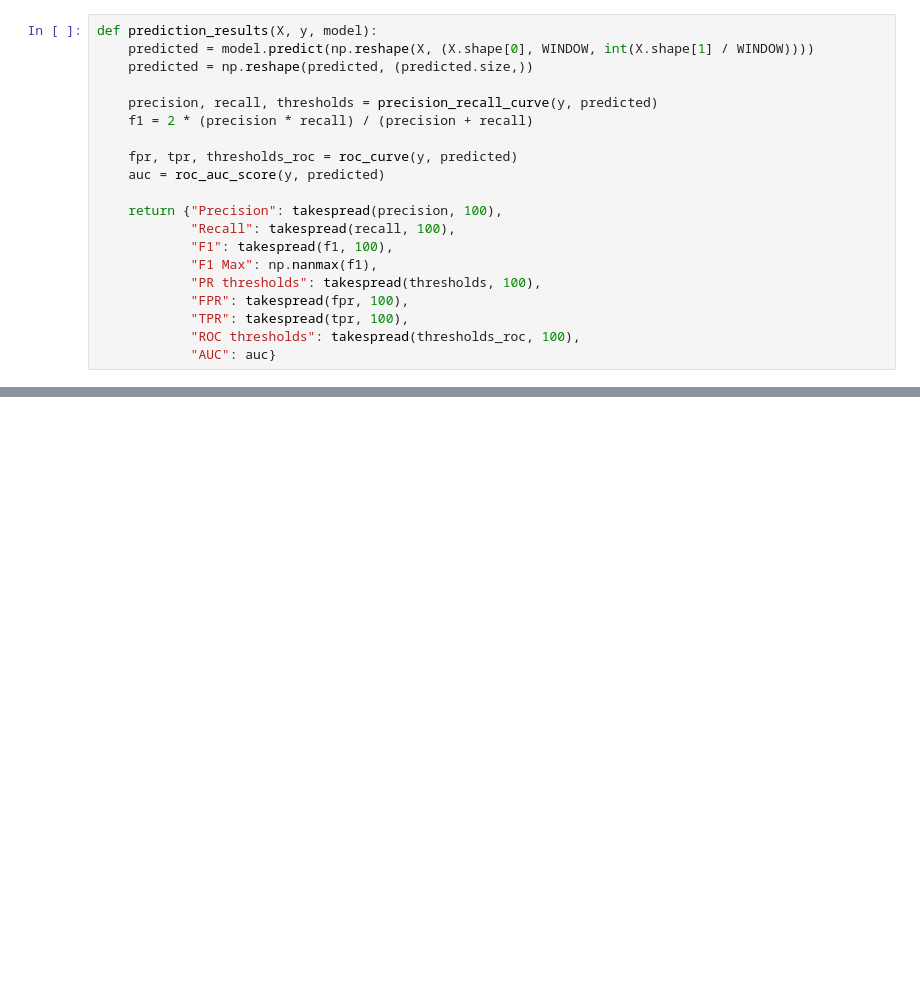
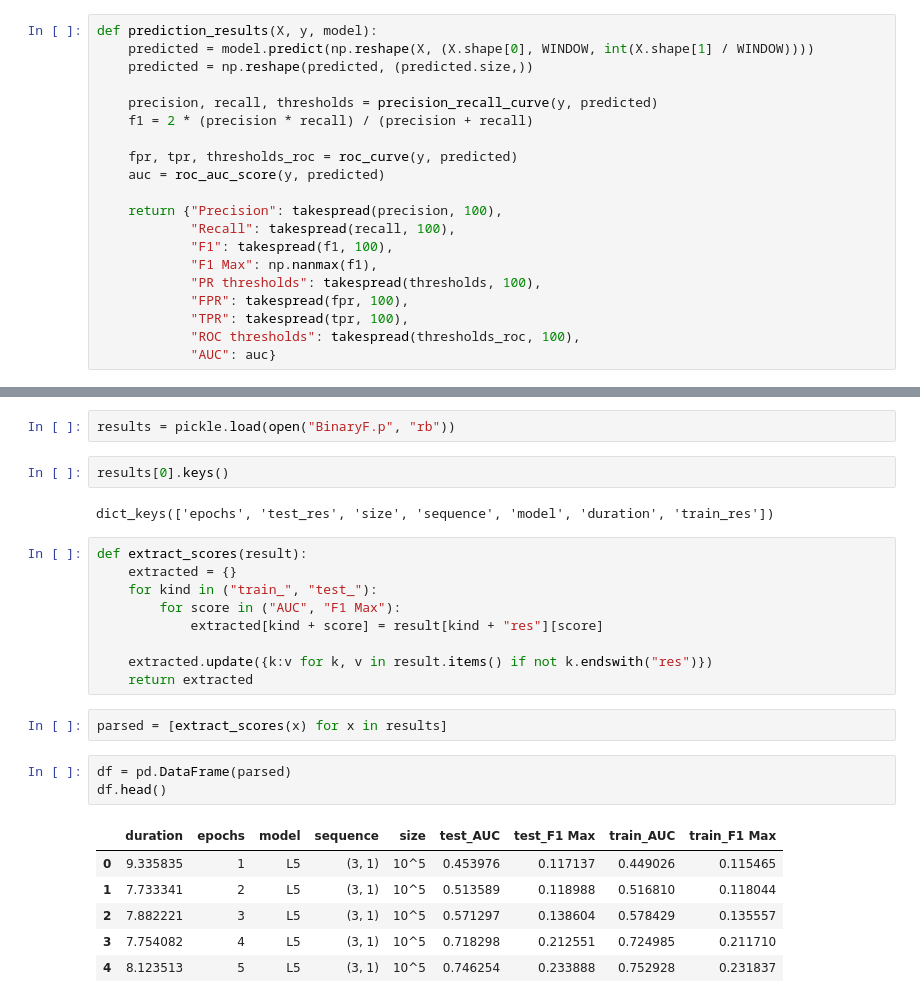
Before and after one commit to mansenfranzen/notebooks, a Jupyter notebook: LSTM Simulation Keras/Recurrent Simulation.ipynb, the cells around one changed output, grey strips where cells are left out. Saved outputs shown, nothing was run; the diff lists cells and outputs as text; blank space fills up the shorter version.

```diff
--- a/LSTM Simulation Keras/Recurrent Simulation.ipynb
+++ b/LSTM Simulation Keras/Recurrent Simulation.ipynb
@@ -227,0 +252,27 @@ finally:
+# %%
+results = pickle.load(open("BinaryF.p", "rb"))
+# %%
+results[0].keys()
+# %% [output]
+dict_keys(['epochs', 'test_res', 'size', 'sequence', 'model', 'duration', 'train_res'])
+# %%
+def extract_scores(result):
+    extracted = {}
+    for kind in ("train_", "test_"):
+        for score in ("AUC", "F1 Max"):
+            extracted[kind + score] = result[kind + "res"][score]
+
+    extracted.update({k:v for k, v in result.items() if not k.endswith("res")})
+    return extracted
+# %%
+parsed = [extract_scores(x) for x in results]
+# %%
+df = pd.DataFrame(parsed)
+df.head()
+# %% [output]
+|  | duration | epochs | model | sequence | size | test_AUC | test_F1 Max | train_AUC | train_F1 Max |
+| 0 | 9.335835 | 1 | L5 | (3, 1) | 10^5 | 0.453976 | 0.117137 | 0.449026 | 0.115465 |
+| 1 | 7.733341 | 2 | L5 | (3, 1) | 10^5 | 0.513589 | 0.118988 | 0.516810 | 0.118044 |
+| 2 | 7.882221 | 3 | L5 | (3, 1) | 10^5 | 0.571297 | 0.138604 | 0.578429 | 0.135557 |
+| 3 | 7.754082 | 4 | L5 | (3, 1) | 10^5 | 0.718298 | 0.212551 | 0.724985 | 0.211710 |
+| 4 | 8.123513 | 5 | L5 | (3, 1) | 10^5 | 0.746254 | 0.233888 | 0.752928 | 0.231837 |
```
Also changed, not shown: parts of 3 cells of this notebook, 2 other files.
